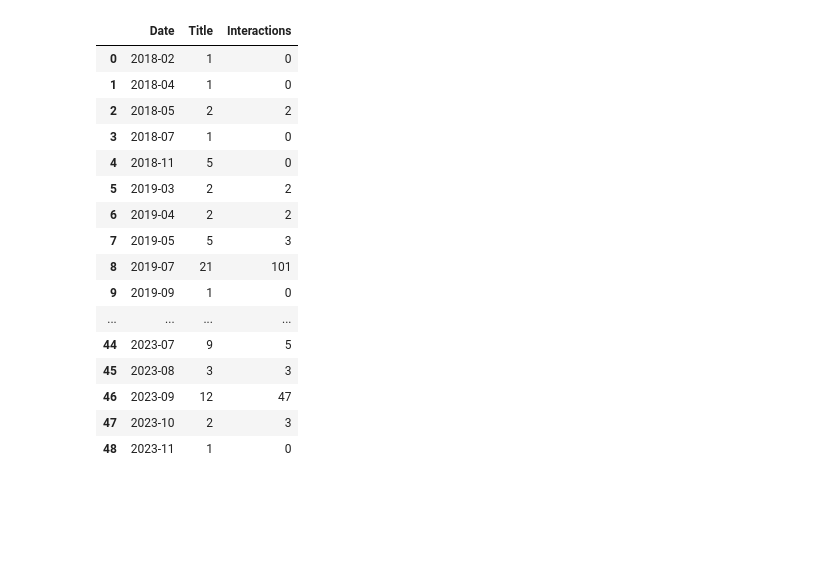
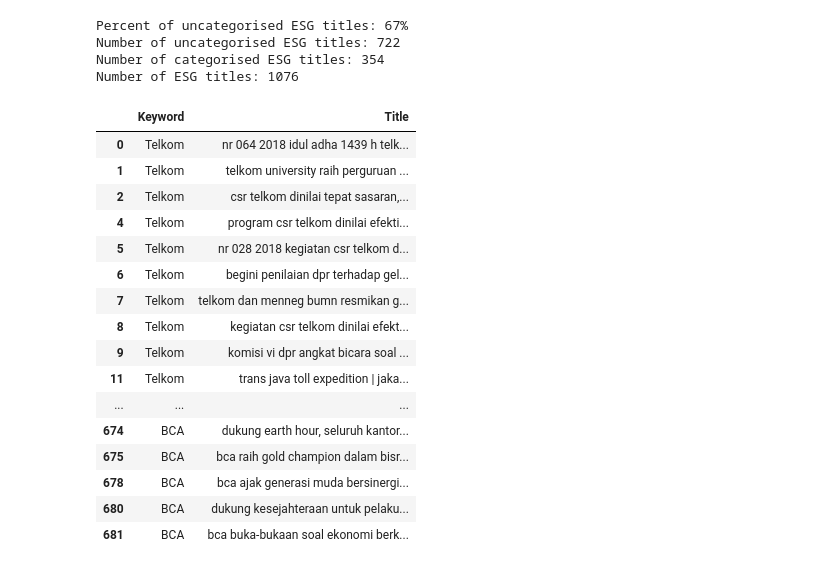
Before and after one commit to Gitbyt3/ESG-Research-Project, a Jupyter notebook: Code.ipynb, the cells around one changed output. Drawn from its saved outputs; the diff is of its cells as text; code cells hidden in the pictures; blank space fills up the shorter version.

```diff
--- a/Code.ipynb
+++ b/Code.ipynb
@@ -236,36 +276,70 @@ plt.show()
 # %%
 data_2018 = pd.read_excel("Source_Data/Company_and_ESG_KW/Company_and_ESG_2018.xlsx",header=0)
 data_2019 = pd.read_excel("Source_Data/Company_and_ESG_KW/Company_and_ESG_2019.xlsx",header=0)
 data_2020 = pd.read_excel("Source_Data/Company_and_ESG_KW/Company_and_ESG_2020.xlsx",header=0)
 data_2021 = pd.read_excel("Source_Data/Company_and_ESG_KW/Company_and_ESG_2021.xlsx",header=0)
 data_2022 = pd.read_excel("Source_Data/Company_and_ESG_KW/Company_and_ESG_2022.xlsx",header=0)
 data_2023 = pd.read_excel("Source_Data/Company_and_ESG_KW/Company_and_ESG_2023.xlsx",header=0)
 
 comp_esg = pd.concat([wrangle(data_2018),wrangle(data_2019),wrangle(data_2020),wrangle(data_2021),wrangle(data_2022),wrangle(data_2023)],axis=0,ignore_index=True)
+'''
+BCA_articles = comp_esg.loc[comp_esg['Keyword'] == 'BCA',['Date','Title','Interactions']].groupby('Date').agg({'Title':'count','Interactions':'sum'}).rename(columns={'Title':'# of Articles'})
+BCA_articles.reset_index(inplace=True)
+BCA_rev_articles = BCA[['Date','Monthly Interest']].merge(BCA_articles,how='outer',left_on='Date',right_on='Date',sort=True)
+BCA_rev_articles[['# of Articles','Interactions']] = BCA_rev_articles[['# of Articles','Interactions']].interpolate()
+BCA_rev_articles.loc[0,'# of Articles'] = 1
+BCA_rev_articles.loc[0,'Interactions'] = 0
+BCA_rev_articles[['# of Articles','Interactions','Monthly Interest']] = BCA_rev_articles[['# of Articles','Interactions','Monthly Interest']].astype('int')
+plot = dual_lines(BCA_rev_articles,'ticks','Date','# of Articles','orange','Monthly Interest','#0B6293',"Number of BCA + ESG/CSR Articles vs BCA Monthly Revenue from Consumers")
 
-BCA_articles = comp_esg.loc[comp_esg['Keyword'] == 'BCA',['Date','Title','Interactions']].groupby('Date').agg({'Title':'count','Interactions':'sum'})
-BCA_articles.reset_index(inplace=True)
+plt.figure(figsize=(10,6))
+sns.set_style('ticks')
+ax1 = sns.barplot(data=BCA,x='Date',y='Customers',width=1,fill=True,color='#42A40B',ec='#42A40B',alpha=0.9)
+ax1.ticklabel_format(axis='y',style='plain')
+ax1.set_ylim(bottom=10000000,top=30000000)
+ax2 = plt.twinx()
+ax2 = sns.lineplot(data=BCA_rev_articles,x='Date',y='# of Articles',color='#990A0A')
+ax1.set_xticks(BCA['Date'].tolist()[::12] + [BCA['Date'].tolist()[-1]])
+ax1.set_xlabel('Date',fontweight='bold')
+ax1.set_ylabel('Number of Individual Customers',fontweight='bold')
+ax2.set_ylabel('# of Articles',fontweight='bold',rotation=270,labelpad=13)
+plt.title('BCA ESG Articles Published vs Yearly Customer Base',fontweight='demibold')
+plt.show()
+'''
 
-#plt.figure(figsize=(10,6))
-#sns.set_style('dark')
-#sns.lineplot(data=BCA_articles,x='Date',y='Number of Articles',color='#930B0B')
+comp_esg['ESG Category'] = comp_esg['Title'].apply(esg_categorize)
 
-BCA_articles
+all_title_words = pd.DataFrame({'Title Words':[i for x in comp_esg.loc[comp_esg['ESG Category'].isna(),'Title'].str.split().tolist() for i in x]})
+dontinclude = ['-','di','|','ke','untuk','dan','bri','bca','telkom','astra','daihatsu','csr','esg','indonesia']
+all_title_words = all_title_words.loc[~all_title_words['Title Words'].isin(dontinclude)]
+
+
+print("Percent of uncategorised ESG titles: " + str(round((comp_esg['ESG Category'].isna().sum() / len(comp_esg['ESG Category']))*100)) + '%')
+print("Number of uncategorised ESG titles: " + str(len(comp_esg.loc[comp_esg['ESG Category'].isna()])))
+print("Number of categorised ESG titles: " + str(len(comp_esg.loc[~comp_esg['ESG Category'].isna()])))
+print("Number of ESG titles: " + str(len(comp_esg)))
+
+comp_esg.loc[(comp_esg['ESG Category'].isna()),['Keyword','Title']]
+#all_title_words.value_counts()
 # %% [output]
+Percent of uncategorised ESG titles: 67%
+Number of uncategorised ESG titles: 722
+Number of categorised ESG titles: 354
+Number of ESG titles: 1076
-|  | Date | Title | Interactions |
-| 0 | 2018-02 | 1 | 0 |
-| 1 | 2018-04 | 1 | 0 |
-| 2 | 2018-05 | 2 | 2 |
-| 3 | 2018-07 | 1 | 0 |
-| 4 | 2018-11 | 5 | 0 |
-| 5 | 2019-03 | 2 | 2 |
-| 6 | 2019-04 | 2 | 2 |
-| 7 | 2019-05 | 5 | 3 |
-| 8 | 2019-07 | 21 | 101 |
-| 9 | 2019-09 | 1 | 0 |
-| ... | ... | ... | ... |
-| 44 | 2023-07 | 9 | 5 |
-| 45 | 2023-08 | 3 | 3 |
-| 46 | 2023-09 | 12 | 47 |
-| 47 | 2023-10 | 2 | 3 |
-| 48 | 2023-11 | 1 | 0 |
+|  | Keyword | Title |
+| 0 | Telkom | nr 064 2018 idul adha 1439 h telk... |
+| 1 | Telkom | telkom university raih perguruan ... |
+| 2 | Telkom | csr telkom dinilai tepat sasaran,... |
+| 4 | Telkom | program csr telkom dinilai efekti... |
+| 5 | Telkom | nr 028 2018 kegiatan csr telkom d... |
+| 6 | Telkom | begini penilaian dpr terhadap gel... |
+| 7 | Telkom | telkom dan menneg bumn resmikan g... |
+| 8 | Telkom | kegiatan csr telkom dinilai efekt... |
+| 9 | Telkom | komisi vi dpr angkat bicara soal ... |
+| 11 | Telkom | trans java toll expedition | jaka... |
+| ... | ... | ... |
+| 674 | BCA | dukung earth hour, seluruh kantor... |
+| 675 | BCA | bca raih gold champion dalam bisr... |
+| 678 | BCA | bca ajak generasi muda bersinergi... |
+| 680 | BCA | dukung kesejahteraan untuk pelaku... |
+| 681 | BCA | bca buka-bukaan soal ekonomi berk... |
```
Also changed, not shown: parts of 8 cells of this notebook.
